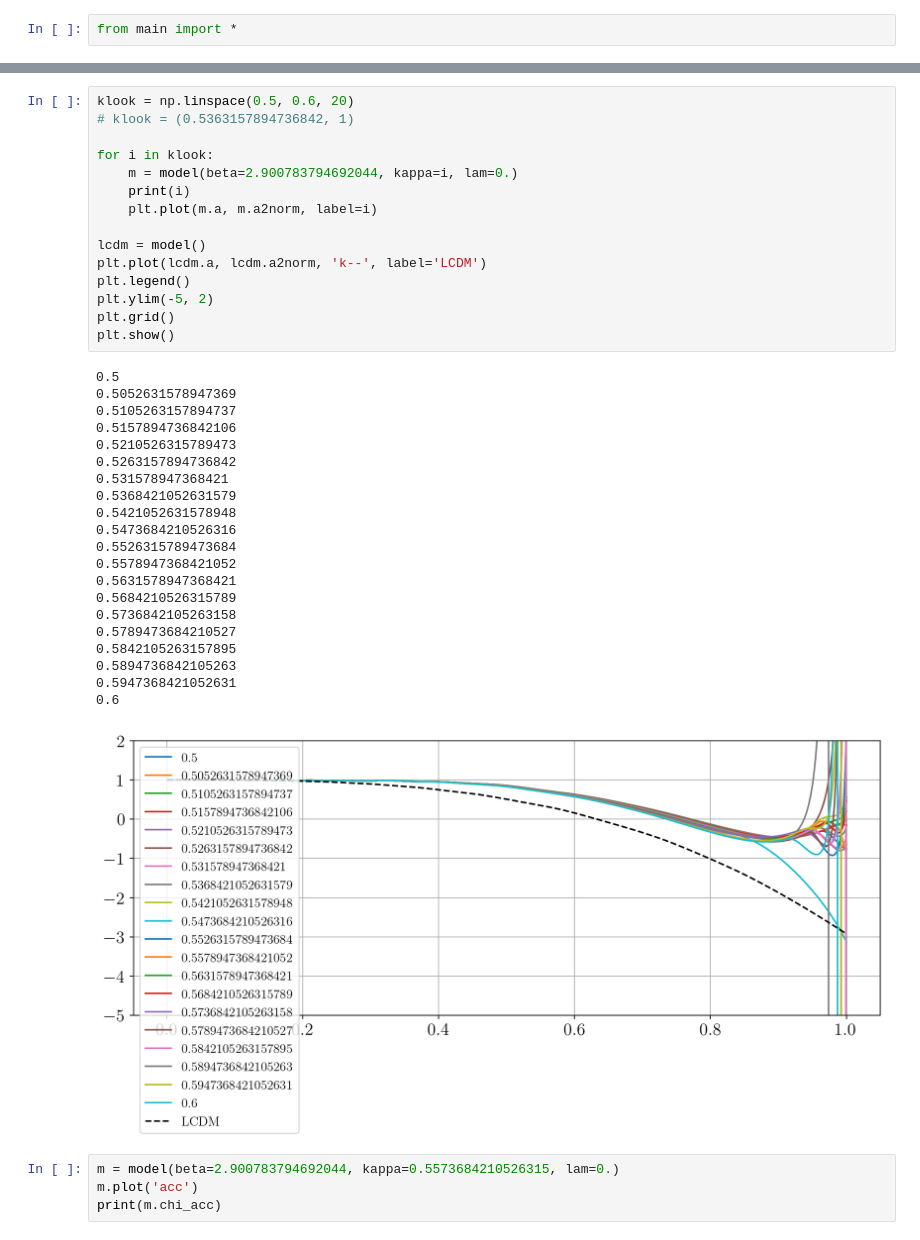
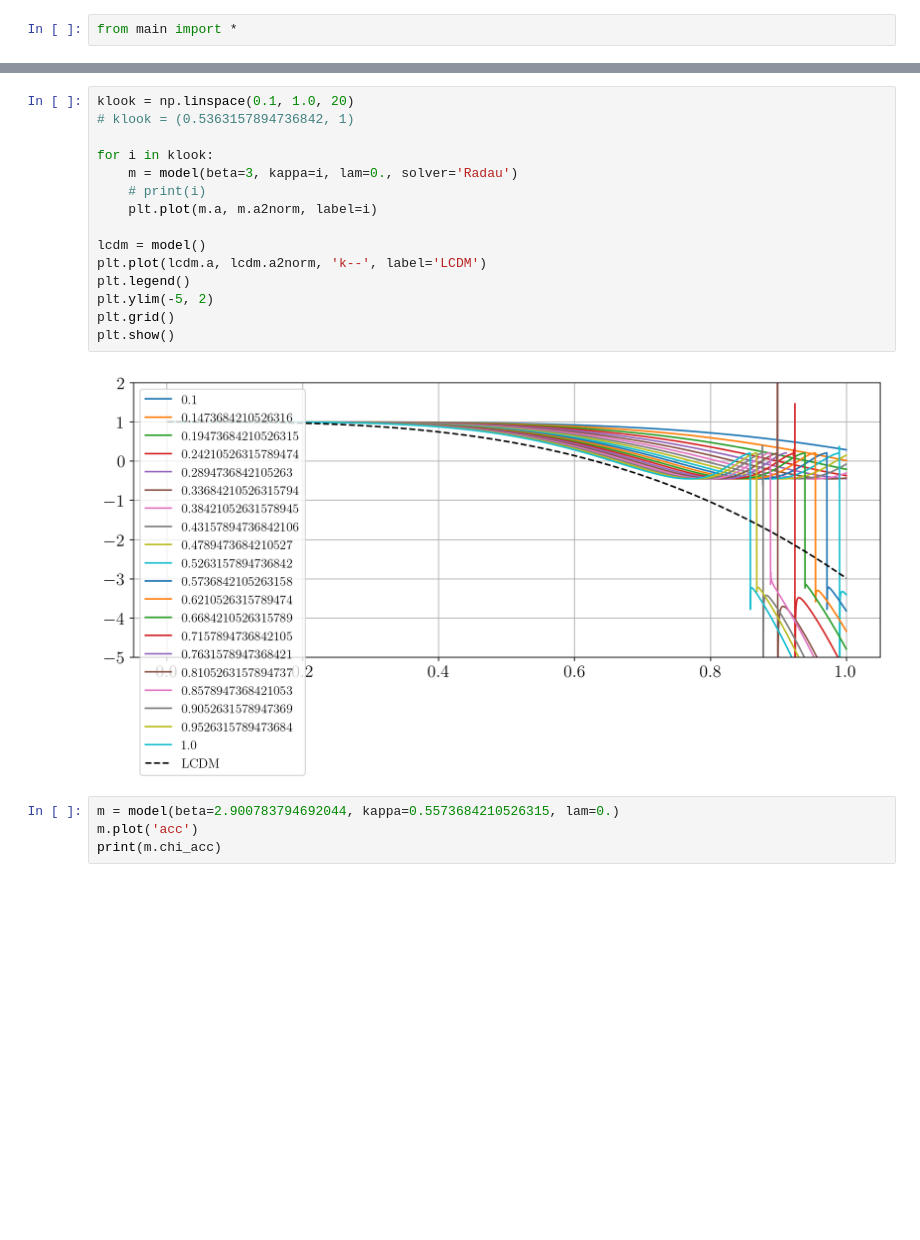
Before and after one commit to bktakacs/thesis_ku, a Jupyter notebook: Untitled-1.ipynb, the cells around one changed output, grey strips where cells are left out. Drawn from its saved outputs; the diff is of its cells as text; blank space fills up the shorter version.

```diff
--- a/Untitled-1.ipynb
+++ b/Untitled-1.ipynb
@@ -247,40 +247,20 @@ print(m.chi_acc)
 # %%
-klook = np.linspace(0.5, 0.6, 20)
+klook = np.linspace(0.1, 1.0, 20)
 # klook = (0.5363157894736842, 1)
 
 for i in klook:
-    m = model(beta=2.900783794692044, kappa=i, lam=0.)
-    print(i)
+    m = model(beta=3, kappa=i, lam=0., solver='Radau')
+    # print(i)
     plt.plot(m.a, m.a2norm, label=i)
 
 lcdm = model()
 plt.plot(lcdm.a, lcdm.a2norm, 'k--', label='LCDM')
 plt.legend()
 plt.ylim(-5, 2)
 plt.grid()
 plt.show()
 # %% [output]
-0.5
-0.5052631578947369
-0.5105263157894737
-0.5157894736842106
-0.5210526315789473
-0.5263157894736842
-0.531578947368421
-0.5368421052631579
-0.5421052631578948
-0.5473684210526316
-0.5526315789473684
-0.5578947368421052
-0.5631578947368421
-0.5684210526315789
-0.5736842105263158
-0.5789473684210527
-0.5842105263157895
-0.5894736842105263
-0.5947368421052631
-0.6
-[figure, old version]
+[figure, new version]
 # %%
 m = model(beta=2.900783794692044, kappa=0.5573684210526315, lam=0.)
 m.plot('acc')
```
Also changed, not shown: parts of 10 cells of this notebook, 3 other files.
